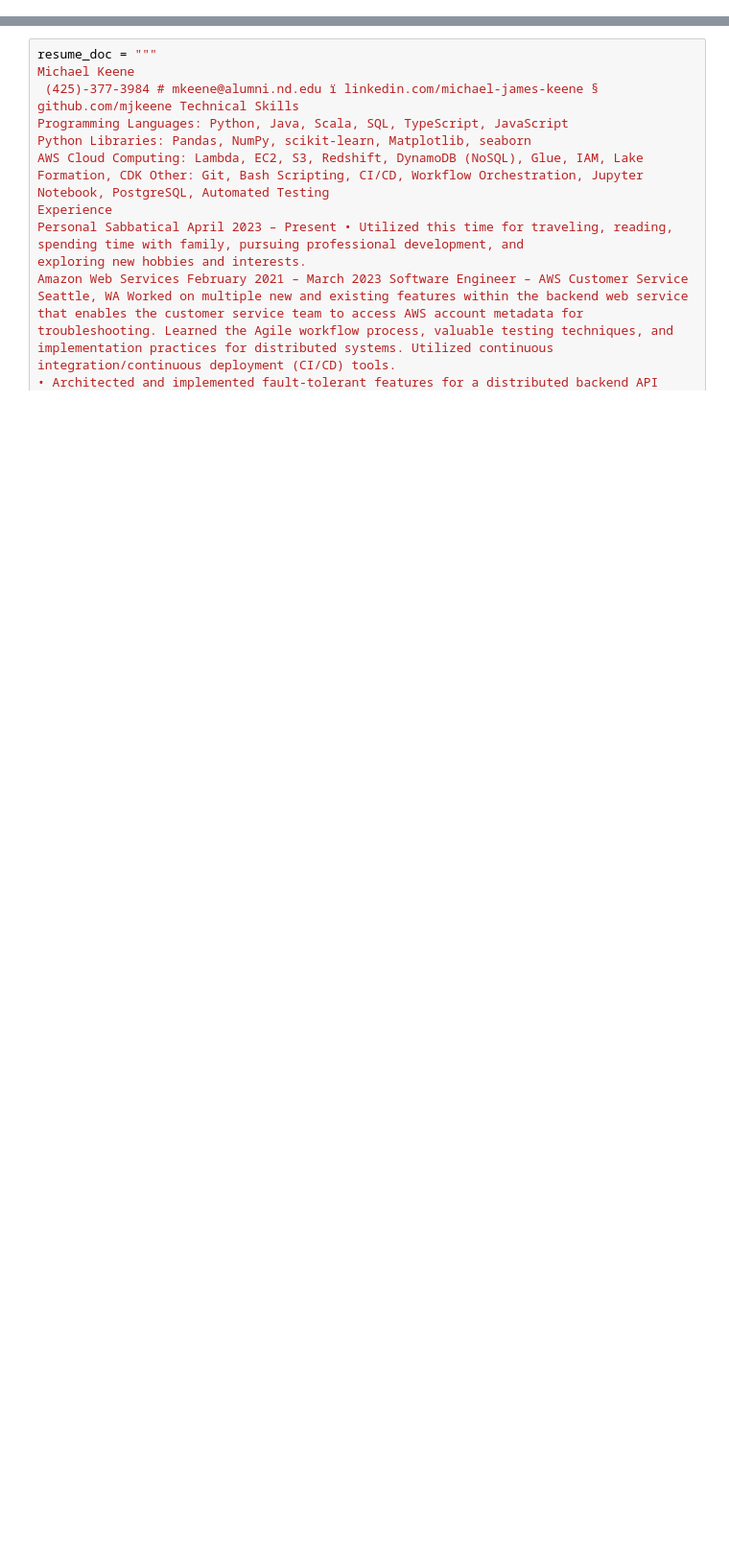
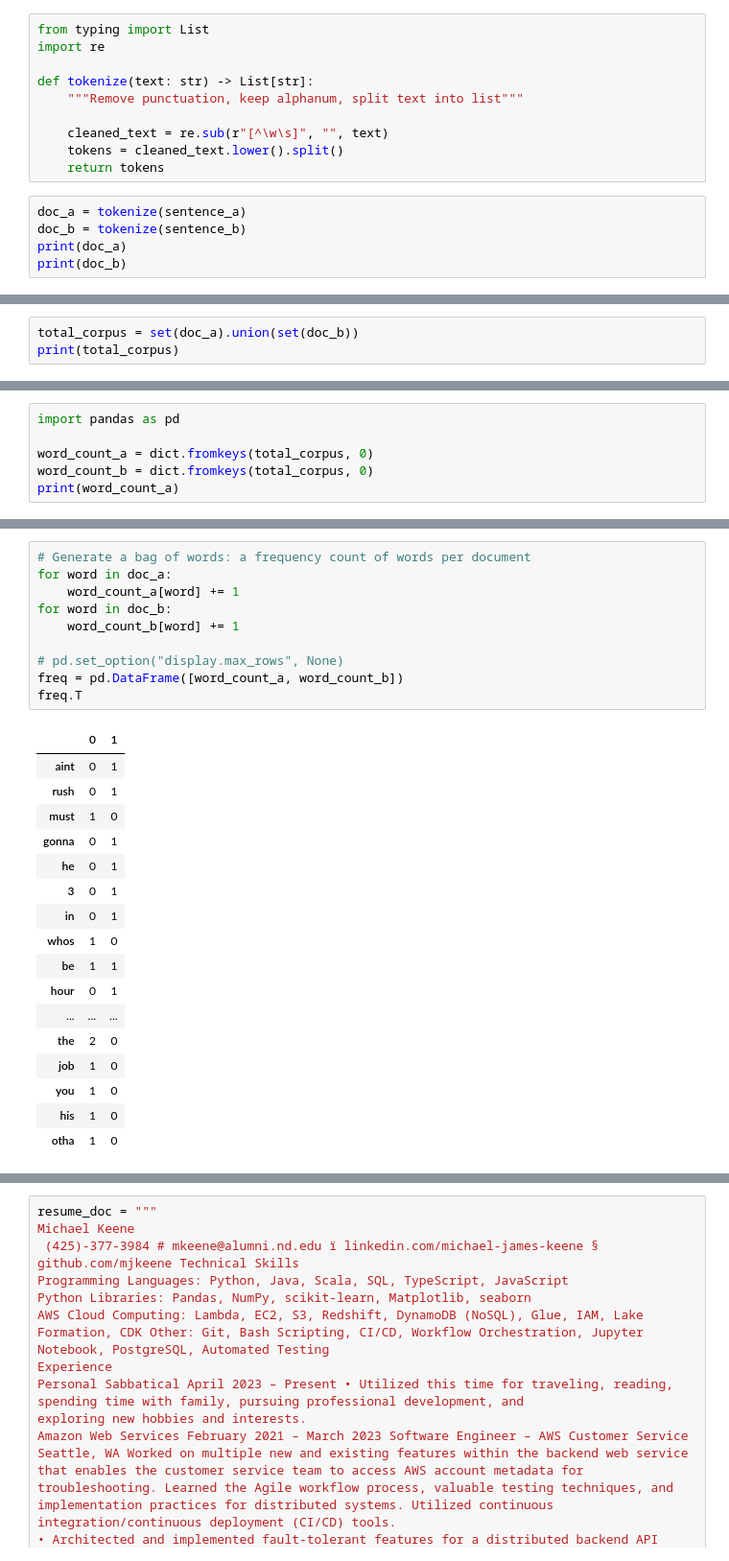
Before and after one commit to mjkeene/resume-keyword-checker-backend, a Jupyter notebook: tf-idf.ipynb, the cells around one changed output, grey strips where cells are left out. Shown at 96% size. Cells and saved outputs as stored; diff of their text form; blank space fills up the shorter version.

```diff
--- a/tf-idf.ipynb
+++ b/tf-idf.ipynb
@@ -42,0 +43,15 @@ The product of TF and IDF.
+# %%
+from typing import List
+import re
+
+def tokenize(text: str) -> List[str]:
+    """Remove punctuation, keep alphanum, split text into list"""
+
+    cleaned_text = re.sub(r"[^\w\s]", "", text)
+    tokens = cleaned_text.lower().split()
+    return tokens
+# %%
+doc_a = tokenize(sentence_a)
+doc_b = tokenize(sentence_b)
+print(doc_a)
+print(doc_b)
@@ -42,0 +61,3 @@ The product of TF and IDF.
+# %%
+total_corpus = set(doc_a).union(set(doc_b))
+print(total_corpus)
@@ -42,0 +66,6 @@ The product of TF and IDF.
+# %%
+import pandas as pd
+
+word_count_a = dict.fromkeys(total_corpus, 0)
+word_count_b = dict.fromkeys(total_corpus, 0)
+print(word_count_a)
@@ -42,0 +74,28 @@ The product of TF and IDF.
+# %%
+# Generate a bag of words: a frequency count of words per document
+for word in doc_a:
+    word_count_a[word] += 1
+for word in doc_b:
+    word_count_b[word] += 1
+
+# pd.set_option("display.max_rows", None)
+freq = pd.DataFrame([word_count_a, word_count_b])
+freq.T
+# %% [output]
+|  | 0 | 1 |
+| aint | 0 | 1 |
+| rush | 0 | 1 |
+| must | 1 | 0 |
+| gonna | 0 | 1 |
+| he | 0 | 1 |
+| 3 | 0 | 1 |
+| in | 0 | 1 |
+| whos | 1 | 0 |
+| be | 1 | 1 |
+| hour | 0 | 1 |
+| ... | ... | ... |
+| the | 2 | 0 |
+| job | 1 | 0 |
+| you | 1 | 0 |
+| his | 1 | 0 |
+| otha | 1 | 0 |
```
Also changed, not shown: parts of 14 cells of this notebook.
